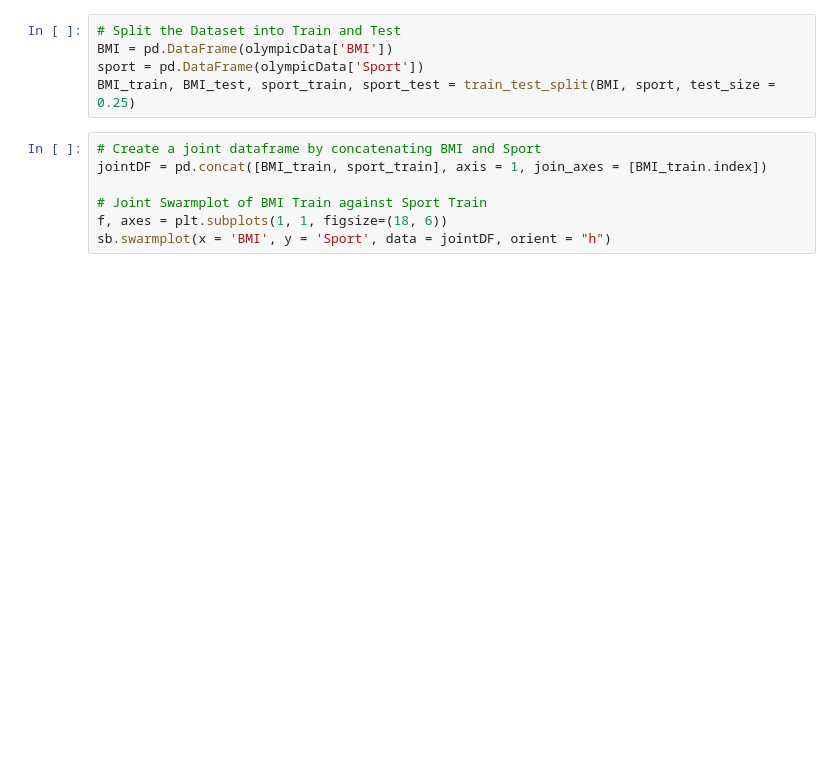
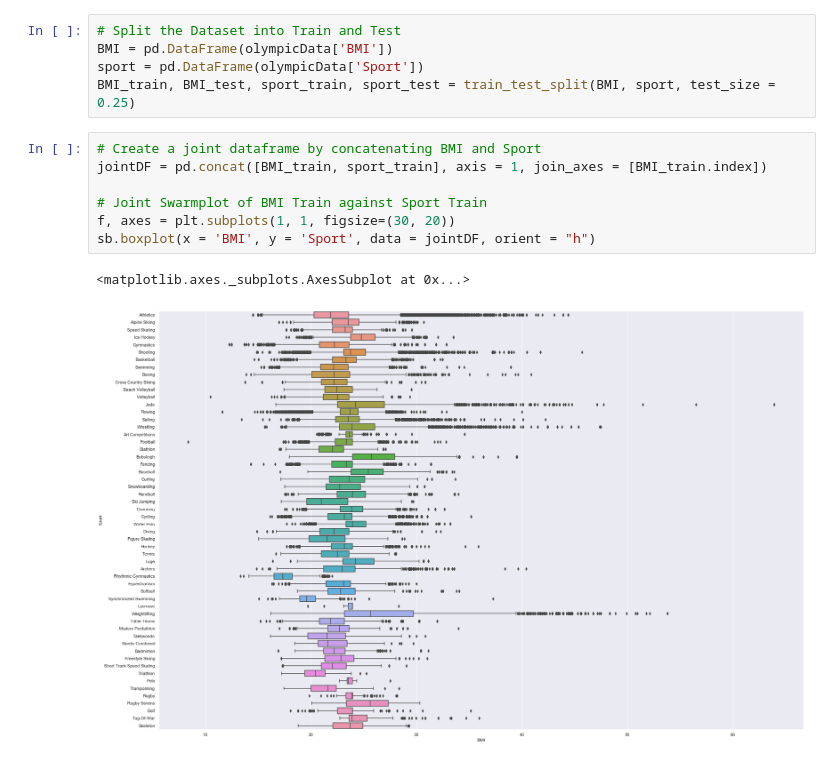
Before and after one commit to khushboonyman/teaching-machine, a Jupyter notebook: DataScienceProject.ipynb, the cells around one changed output. Drawn from its saved outputs; the diff is of its cells as text; blank space fills up the shorter version.

Commit message:
removed swarmplot and made boxplot

```diff
--- a/DataScienceProject.ipynb
+++ b/DataScienceProject.ipynb
@@ -336,7 +336,10 @@ BMI_train, BMI_test, sport_train, sport_test = train_test_split(BMI, sport, test
 # %%
 # Create a joint dataframe by concatenating BMI and Sport
 jointDF = pd.concat([BMI_train, sport_train], axis = 1, join_axes = [BMI_train.index])
 
 # Joint Swarmplot of BMI Train against Sport Train
-f, axes = plt.subplots(1, 1, figsize=(18, 6))
-sb.swarmplot(x = 'BMI', y = 'Sport', data = jointDF, orient = "h")
+f, axes = plt.subplots(1, 1, figsize=(30, 20))
+sb.boxplot(x = 'BMI', y = 'Sport', data = jointDF, orient = "h")
+# %% [output]
+<matplotlib.axes._subplots.AxesSubplot at 0x...>
+[figure, added]
```
